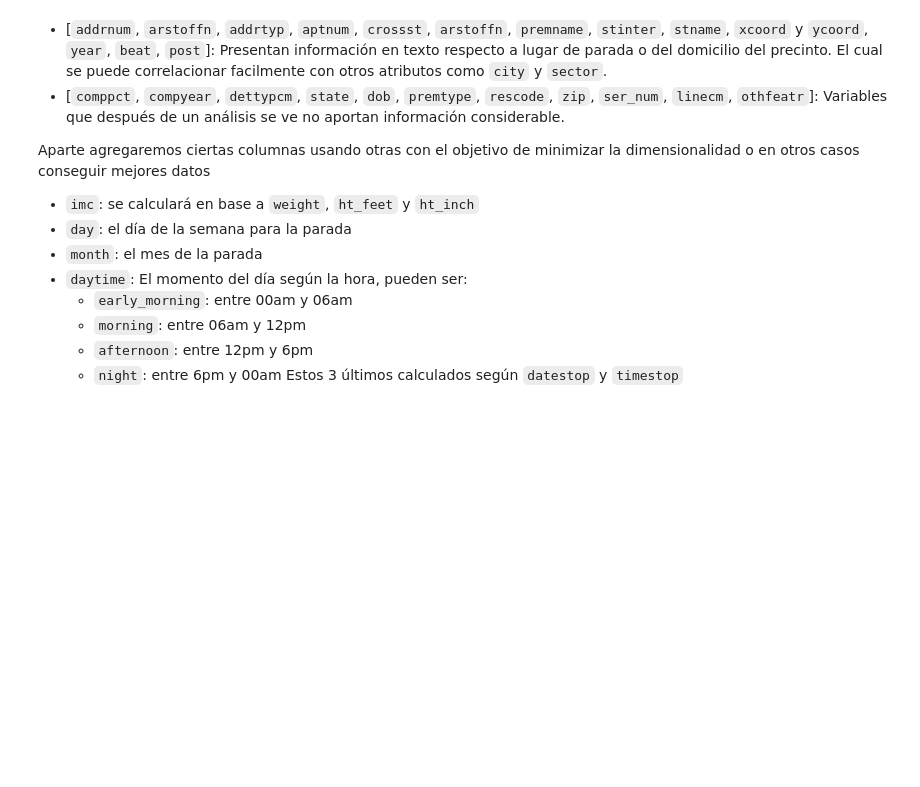
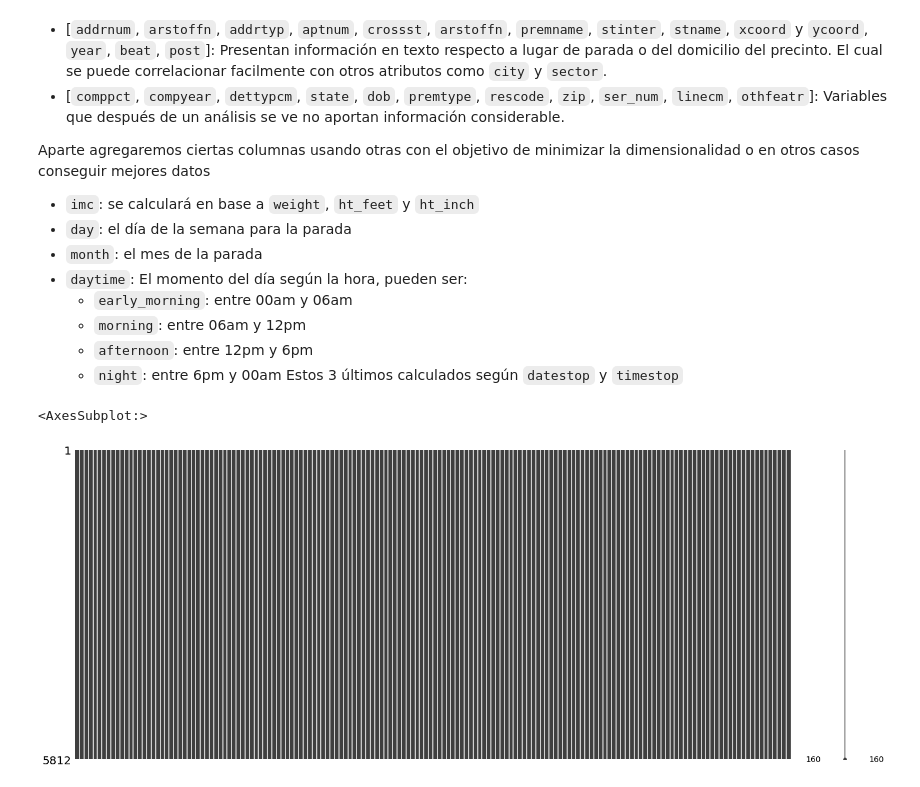
Before and after one commit to Japsz/DesafioLatam, a Jupyter notebook: Unidad 3 - Machine Learning/Prueba/Predicción de delitos/hito1.ipynb, the cells around one changed output. Drawn from its saved outputs; the diff is of its cells as text; code cells hidden in the pictures; blank space fills up the shorter version.

```diff
--- a/Unidad 3 - Machine Learning/Prueba/Predicción de delitos/hito1.ipynb
+++ b/Unidad 3 - Machine Learning/Prueba/Predicción de delitos/hito1.ipynb
@@ -250,2 +248,7 @@ def refactorDataframe(df):
     return refactoredDf
 refactoredDf = refactorDataframe(df)
+# %%
+msno.matrix(refactoredDf)
+# %% [output]
+<AxesSubplot:>
+[figure, added]
```
Also changed, not shown: parts of 36 cells of this notebook, 1 other file.
